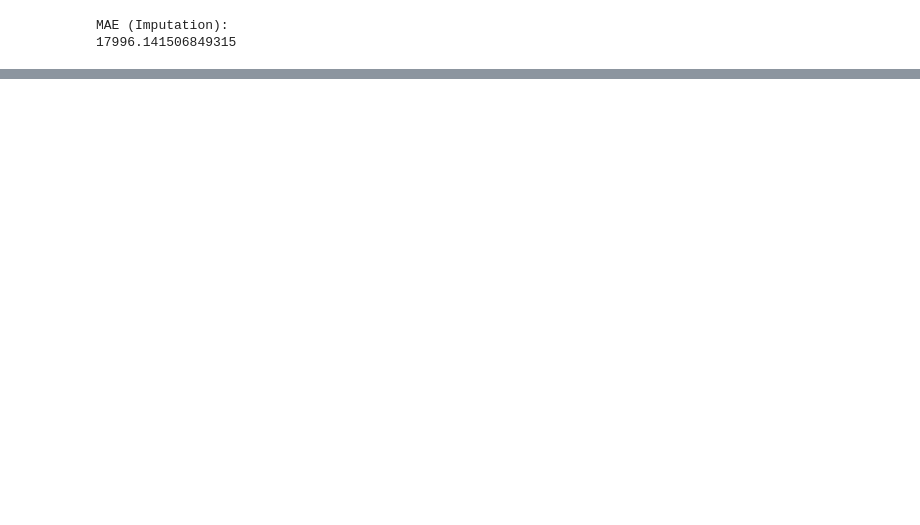
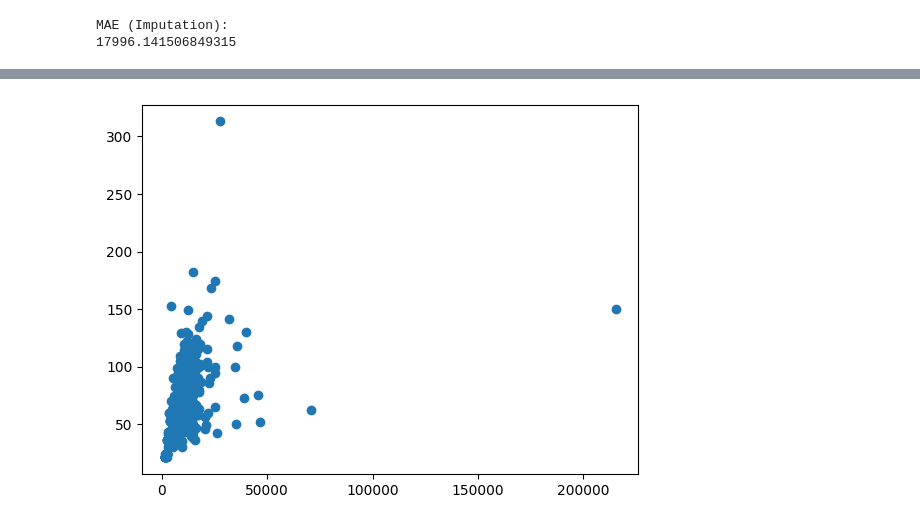
Before and after one commit to salvvilla88/practicing_ds, a Jupyter notebook: kaggle_intermediate_machinelearning.ipynb, the cells around one changed output, grey strips where cells are left out. Saved outputs shown, nothing was run; the diff lists cells and outputs as text; code cells hidden in the pictures; blank space fills up the shorter version.

Commit message:
Adding new work in intermediate kaggle ML notebook

```diff
--- a/kaggle_intermediate_machinelearning.ipynb
+++ b/kaggle_intermediate_machinelearning.ipynb
@@ -167,8 +167,8 @@ dtype: int64
 import pandas as pd
 from sklearn.model_selection import train_test_split
 
-X_full = pd.read_csv('data/intermediate_train.csv', index_col='Id')
-X_test_full = pd.read_csv('data/intermediate_test.csv', index_col='Id')
+X_full = pd.read_csv('../data/intermediate_train.csv', index_col='Id')
+X_test_full = pd.read_csv('../data/intermediate_test.csv', index_col='Id')
 
 # Remove rows with missing target, separate target from predictors
 X_full.dropna(axis=0, subset=['SalePrice'], inplace=True)
@@ -354,0 +324,3 @@ MAE (Imputation):
+# %%
+lotfrontage_area = X_train[X_train['LotFrontage'].notna()][['LotArea','LotFrontage']]
+lotfrontage_area
@@ -354,0 +342,12 @@ MAE (Imputation):
+# %%
+import matplotlib.pyplot as plt
+
+plt.scatter(lotfrontage_area.LotArea, lotfrontage_area.LotFrontage)
+
+# plt.xlim(0, 100000)
+# plt.ylim(0, 200)
+
+# To show the plot
+plt.show()
+# %% [output]
+[figure, added]
```
Also changed, not shown: parts of 20 cells of this notebook.
